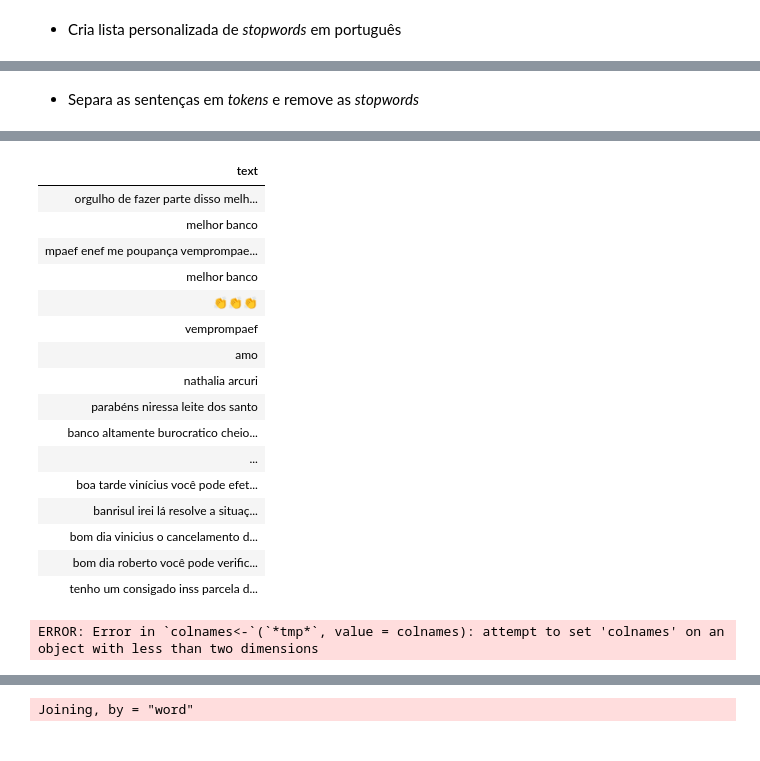
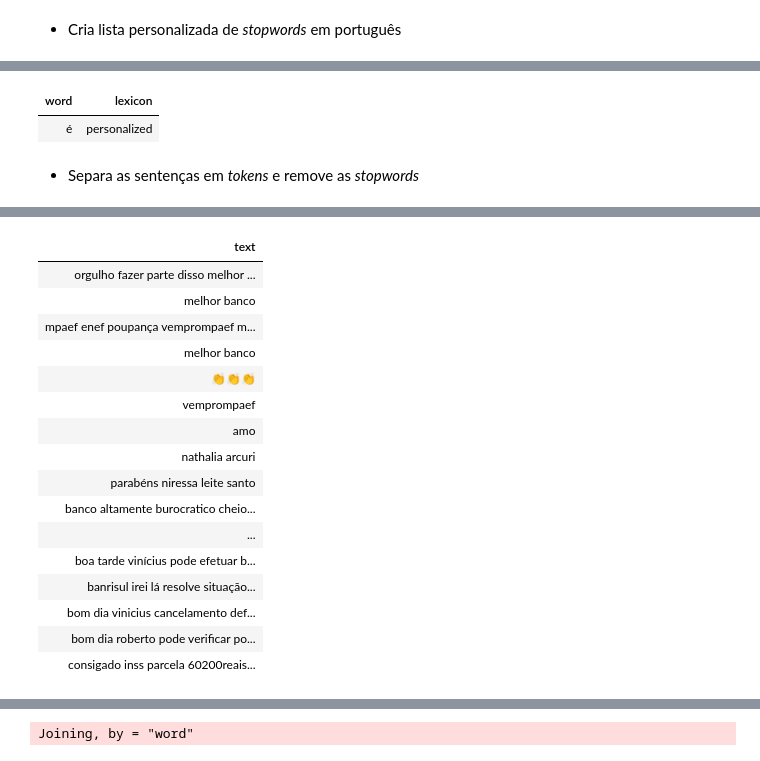
Before and after one commit to brendasalenave/data_analysis_fb, a Jupyter notebook: analise_polaridade.ipynb, the cells around one changed output, grey strips where cells are left out. Drawn from its saved outputs; the diff is of its cells as text; code cells hidden in the pictures.

```diff
--- a/analise_polaridade.ipynb
+++ b/analise_polaridade.ipynb
@@ -108,3 +111,8 @@ custom_stop_words <- bind_rows(stop_words,
+# %%
+custom_stop_words %>% filter_at(vars('word'), any_vars(. %in% c('é')))
+# %% [output]
+| word | lexicon |
+| é | personalized |
 # %% [markdown]
 - Separa as sentenças em *tokens* e remove as *stopwords*
 # %%
@@ -115,6 +123,7 @@ myCorpus <- tm_map(dfCorpus, tolower)
 # myCorpus <- tm_map(myCorpus, removeWords, custom_stop_words)
 myCorpus <- tm_map(myCorpus, content_transformer(tolower))
 myCorpus <- tm_map(myCorpus, removePunctuation)
+myCorpus <- tm_map(myCorpus, removeWords, stopwords('pt'))
 dictCorpus <- myCorpus
 myCorpus <- tm_map(myCorpus, stemDocument)
 # tokenize the corpus
@@ -131,27 +141,19 @@ Warning message in tm_map.SimpleCorpus(dfCorpus, tolower):
 “transformation drops documents”Warning message in tm_map.SimpleCorpus(myCorpus, stemDocument):
 “transformation drops documents”
 | text |
-| orgulho de fazer parte disso melh... |
+| orgulho fazer parte disso melhor ... |
 | melhor banco |
-| mpaef enef me poupança vemprompae... |
+| mpaef enef poupança vemprompaef m... |
 | melhor banco |
 | 👏👏👏 |
 | vemprompaef |
 | amo |
 | nathalia arcuri |
-| parabéns niressa leite dos santo |
+| parabéns niressa leite santo |
 | banco altamente burocratico cheio... |
 | ... |
-| boa tarde vinícius você pode efet... |
-| banrisul irei lá resolve a situaç... |
-| bom dia vinicius o cancelamento d... |
-| bom dia roberto você pode verific... |
-| tenho um consigado inss parcela d... |
+| boa tarde vinícius pode efetuar b... |
+| banrisul irei lá resolve situação... |
+| bom dia vinicius cancelamento def... |
+| bom dia roberto pode verificar po... |
+| consigado inss parcela 60200reais... |
-# %%
-colnames = c("comment_message")
-for (i in seq_along(comments)){
-  colnames(comments[[i]]) <- colnames
-}
-typeof(comments)
-# %% [output]
-ERROR: Error in `colnames<-`(`*tmp*`, value = colnames): attempt to set 'colnames' on an object with less than two dimensions
```
Also changed, not shown: parts of 14 cells of this notebook.
